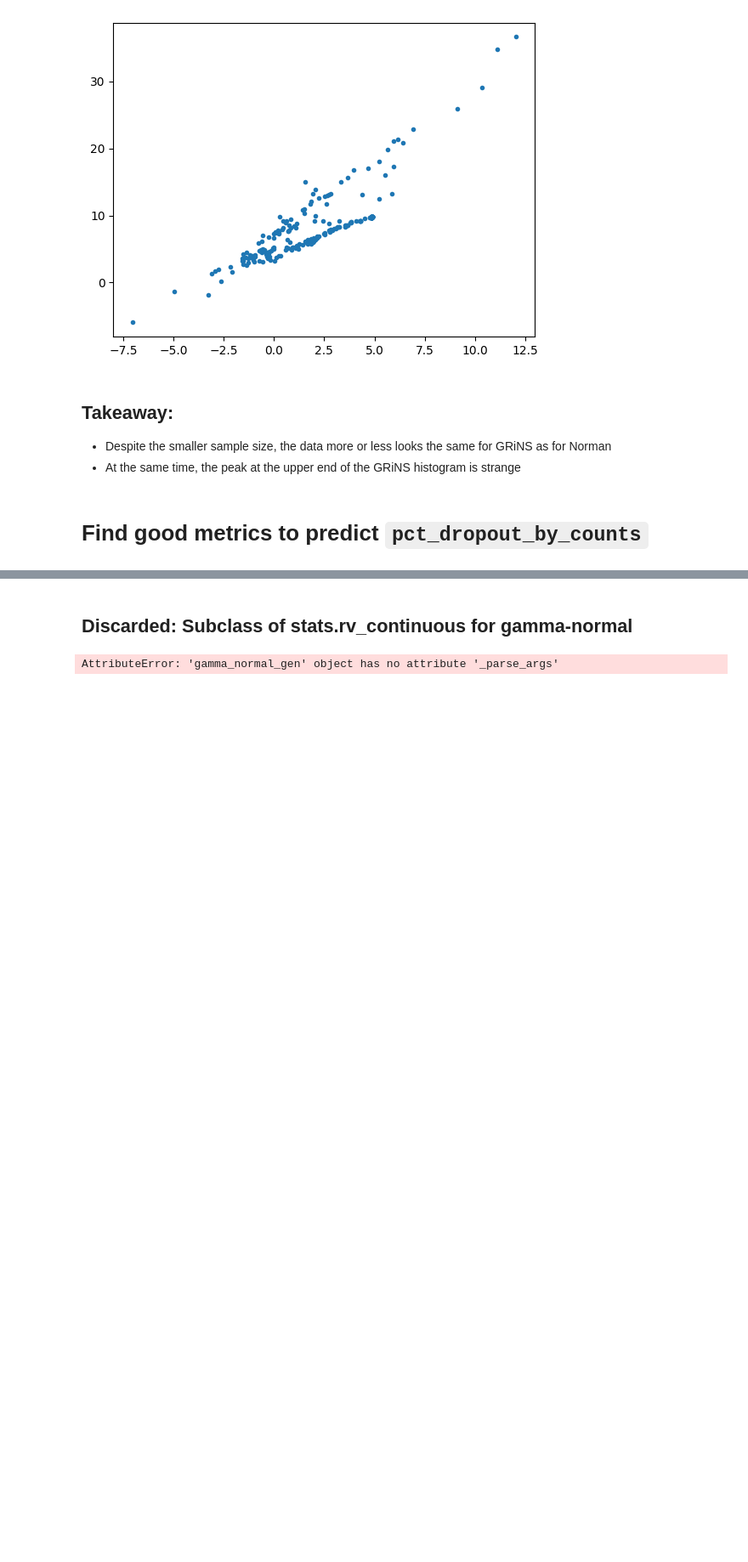
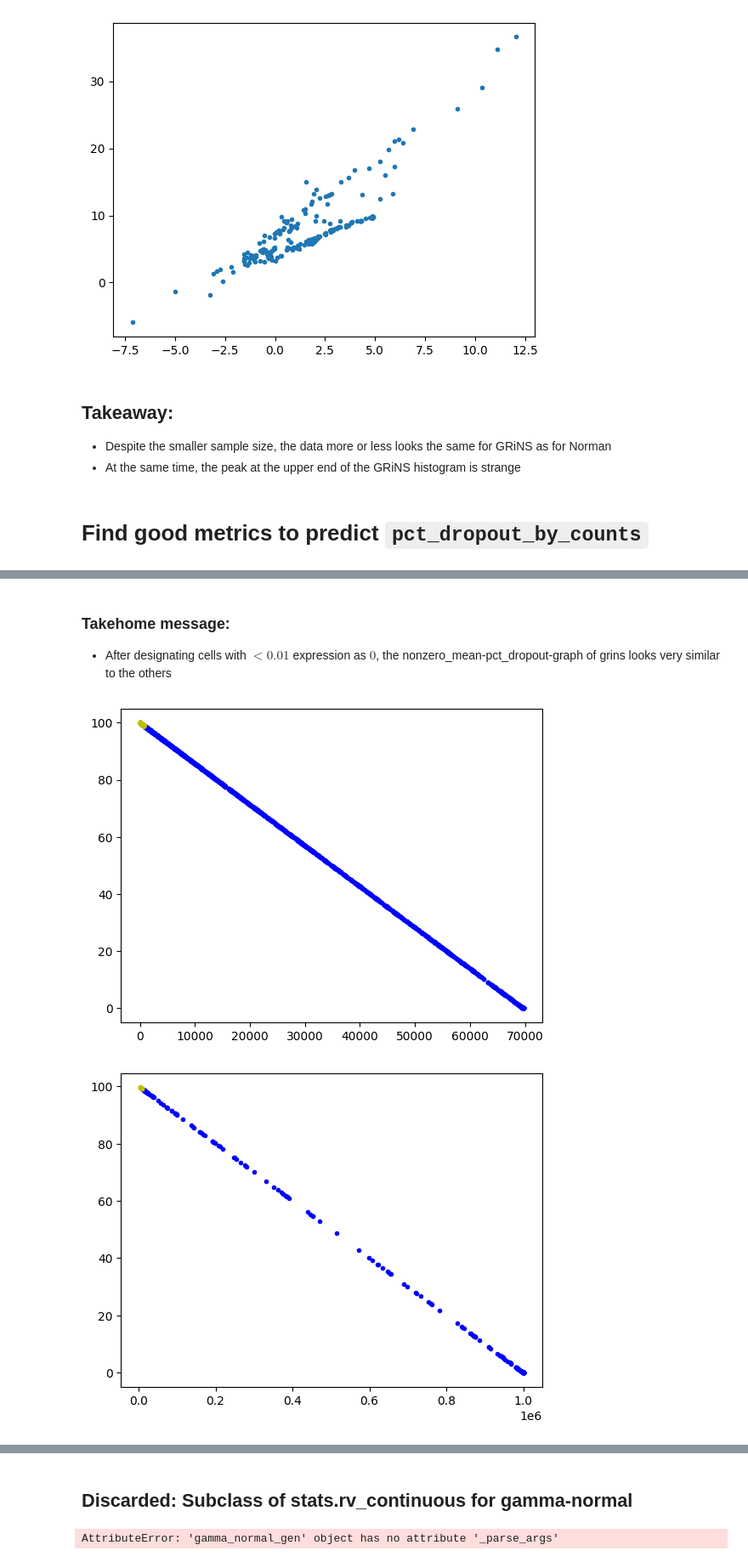
Before and after one commit to GeorgSommerer/bsc_thesis_pGRiNS, a Jupyter notebook: pgrins_explore.ipynb, the cells around one changed output, grey strips where cells are left out. Shown at 85% size. Drawn from its saved outputs; the diff is of its cells as text; code cells hidden in the pictures; blank space fills up the shorter version.

```diff
--- a/pgrins_explore.ipynb
+++ b/pgrins_explore.ipynb
@@ -90,0 +97,5 @@ plt.show()
+# %%
+norman_dropouts = np.asarray(norman_data.var["pct_dropout_by_counts"])
+norman_mean_non_zero = np.asarray(norman_mean)/(1-norman_dropouts/100)
+norman_isdropout = norman_data.var["pct_dropout_by_counts"]>99
+norman_dropout_genes = list(norman_data.var[norman_isdropout].index)
@@ -90,0 +109,5 @@ plt.show()
+# %%
+grins_dropouts = np.asarray(grins_data.var["pct_dropout_by_counts"])
+grins_mean_non_zero = grins_mean/(1-grins_dropouts/100)
+grins_isdropout = grins_data.var["pct_dropout_by_counts"]>99
+grins_dropout_genes = list(grins_data.var[grins_isdropout].index)
@@ -95,0 +185,13 @@ scipy.sparse.csr_matrix.getnnz(ctrl_norm_data.X)/(ctrl_norm_data.X.shape[0]*ctrl
+# %% [markdown]
+### Takehome message:
+- After designating cells with $<0.01$ expression as $0$, the nonzero_mean-pct_dropout-graph of grins looks very similar to the others
+# %%
+plt.plot(norman_data.var.n_cells_by_counts[~norman_isdropout],norman_data.var.pct_dropout_by_counts[~norman_isdropout],".",c="b") # The problem with this approach is that there is no function mappable to this
+plt.plot(norman_data.var.n_cells_by_counts[norman_isdropout],norman_data.var.pct_dropout_by_counts[norman_isdropout],".",c="y")
+plt.show()
+plt.plot(grins_data.var.n_cells_by_counts[~grins_isdropout],grins_data.var.pct_dropout_by_counts[~grins_isdropout],".",c="b") # The problem with this approach is that there is no function mappable to this
+plt.plot(grins_data.var.n_cells_by_counts[grins_isdropout],grins_data.var.pct_dropout_by_counts[grins_isdropout],".",c="y")
+plt.show()
+# %% [output]
+[figure, added]
+[figure, added]
```
Also changed, not shown: parts of 32 cells of this notebook, 1 other file.
